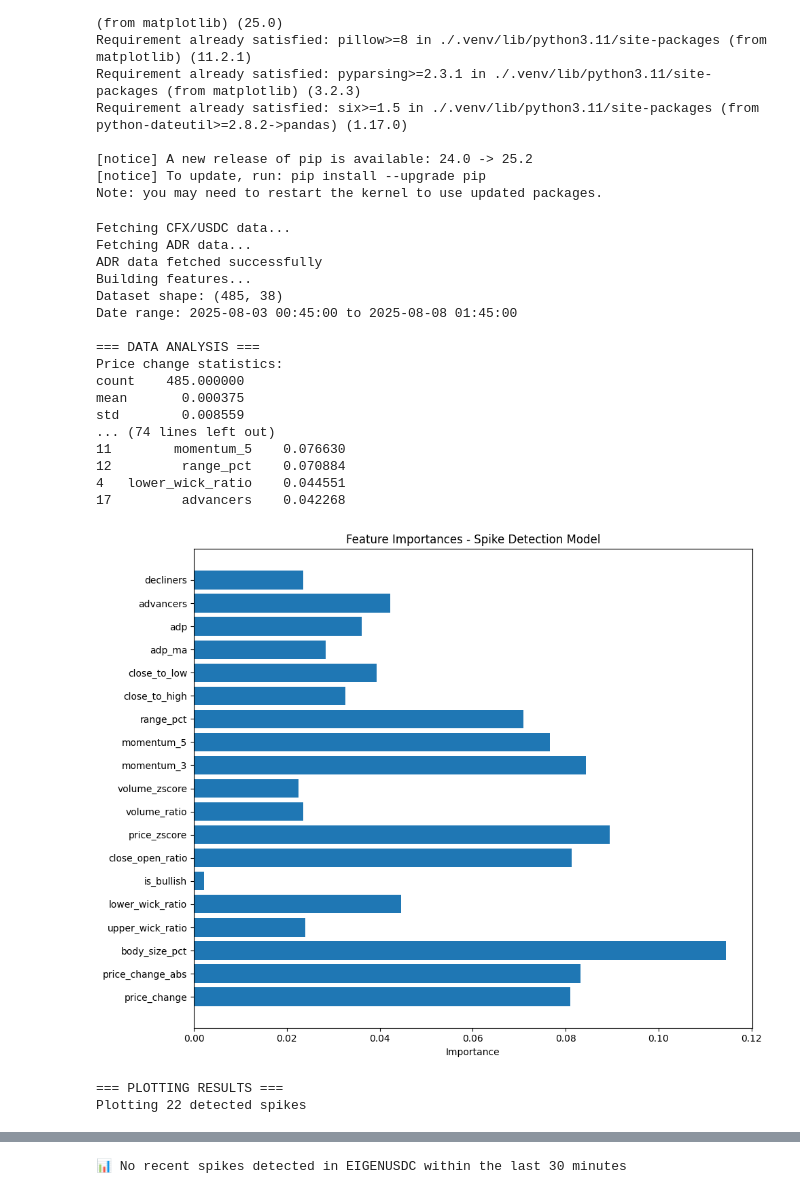
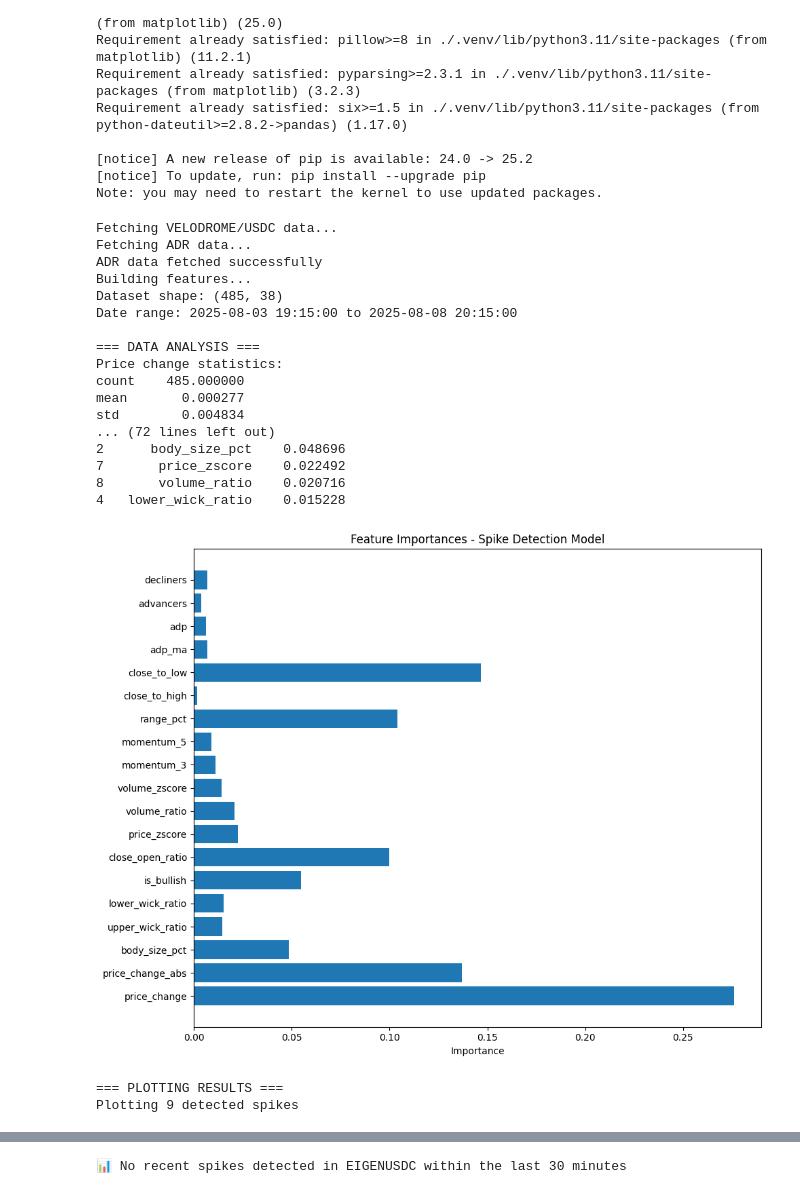
Before and after one commit to carkod/binbot-notebooks, a Jupyter notebook: spike_hunter.ipynb, the cells around one changed output, grey strips where cells are left out. Drawn from its saved outputs; the diff is of its cells as text; code cells hidden in the pictures.

```diff
--- a/spike_hunter.ipynb
+++ b/spike_hunter.ipynb
@@ -251,9 +251,9 @@ def add_enhanced_features(df_price, df_adr=None, window=12):
 
 
 # --- Data fetching and analysis ---
-print("Fetching CFX/USDC data...")
+print("Fetching VELODROME/USDC data...")
 df_price = fetch_binance_klines(
-    "CFXUSDC", interval="15m", limit=500
+    "VELODROMEUSDC", interval="15m", limit=500
 )  # Keep original limit for microcaps
 
 print("Fetching ADR data...")
@@ -466,42 +466,42 @@ if len(spike_indices) > 0:
         spike_details[
             ["timestamp", "close", "price_change_pct", "volume_ratio"]
         ].to_string()
     )
 else:
     print("\n=== NO SPIKES DETECTED ===")
     print("Consider lowering thresholds:")
     print("- price_thresh (currently 0.020 = 2.0%)")
     print("- vol_ratio_thresh (currently 2.0 = 100% above average)")
 
     # Show largest moves for reference
     print(f"\nLargest price increases in dataset:")
     top_moves = df.nlargest(10, "price_change")[
         ["timestamp", "close", "price_change", "volume_ratio"]
     ].round(4)
     top_moves["price_change_pct"] = (top_moves["price_change"] * 100).round(2)
     print(
         top_moves[
             ["timestamp", "close", "price_change_pct", "volume_ratio"]
         ].to_string()
     )
 # %% [output]
-Fetching CFX/USDC data...
+Fetching VELODROME/USDC data...
 Fetching ADR data...
 ADR data fetched successfully
 Building features...
 Dataset shape: (485, 38)
-Date range: 2025-08-03 00:45:00 to 2025-08-08 01:45:00
+Date range: 2025-08-03 19:15:00 to 2025-08-08 20:15:00
 
 === DATA ANALYSIS ===
 Price change statistics:
 count    485.000000
-mean       0.000375
-std        0.008559
-... (74 lines left out)
-11        momentum_5    0.076630
-12         range_pct    0.070884
-4   lower_wick_ratio    0.044551
-17         advancers    0.042268
+mean       0.000277
+std        0.004834
+... (72 lines left out)
+2      body_size_pct    0.048696
+7       price_zscore    0.022492
+8       volume_ratio    0.020716
+4   lower_wick_ratio    0.015228
-[figure, old version]
+[figure, new version]
 === PLOTTING RESULTS ===
-Plotting 22 detected spikes
+Plotting 9 detected spikes
```
Also changed, not shown: parts of 7 cells of this notebook, 2 other files.
